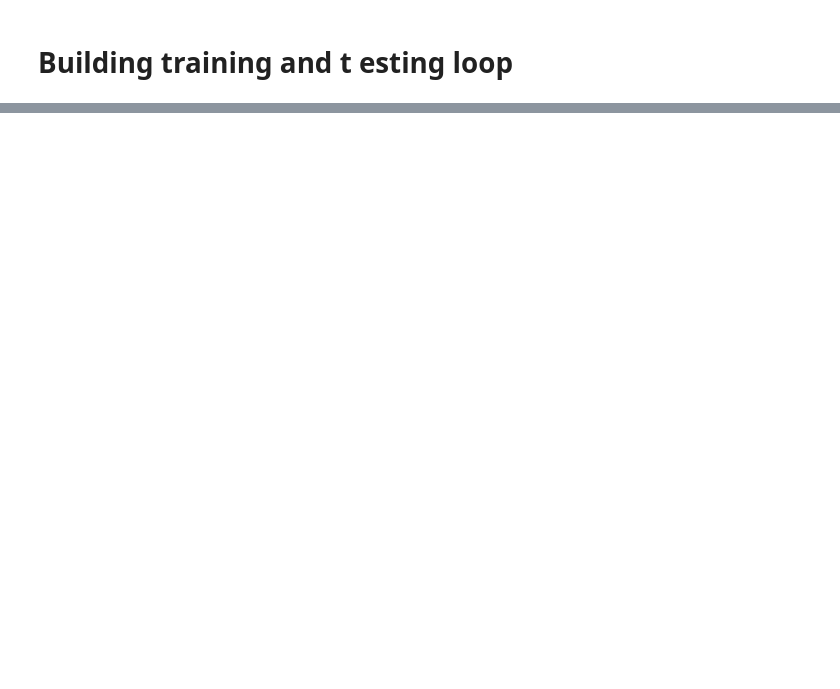
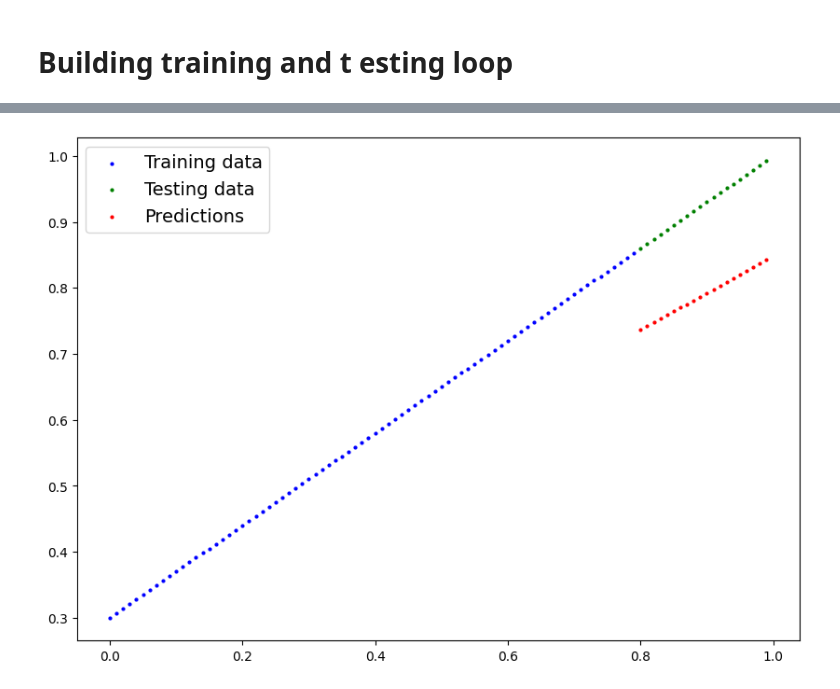
Before and after one commit to yakshittt/xyz, a Jupyter notebook: 02-pytorch-classification-ipynb.ipynb, the cells around one changed output, grey strips where cells are left out. Saved outputs shown, nothing was run; the diff lists cells and outputs as text; code cells hidden in the pictures; blank space fills up the shorter version.

```diff
--- a/02-pytorch-classification-ipynb.ipynb
+++ b/02-pytorch-classification-ipynb.ipynb
@@ -336,0 +591,18 @@ Epoch:90 | Loss:0.69328, Acc:50.25% | Test Loss:0.69567, Test Acc:49.00%
+# %%
+
+# Turn on evaluation mode
+model_2.eval()
+
+# Make predictions (inference)
+with torch.inference_mode():
+    y_preds = model_2(X_test_regression)
+
+# Plot data and predictions with data on the CPU (matplotlib can't handle data on the GPU)
+# (try removing .cpu() from one of the below and see what happens)
+plot_predictions(train_data=X_train_regression.cpu(),
+                 train_labels=y_train_regression.cpu(),
+                 test_data=X_test_regression.cpu(),
+                 test_labels=y_test_regression.cpu(),
+                 predictions=y_preds.cpu());
+# %% [output]
+[figure, added]
```
Also changed, not shown: parts of 20 cells of this notebook.
